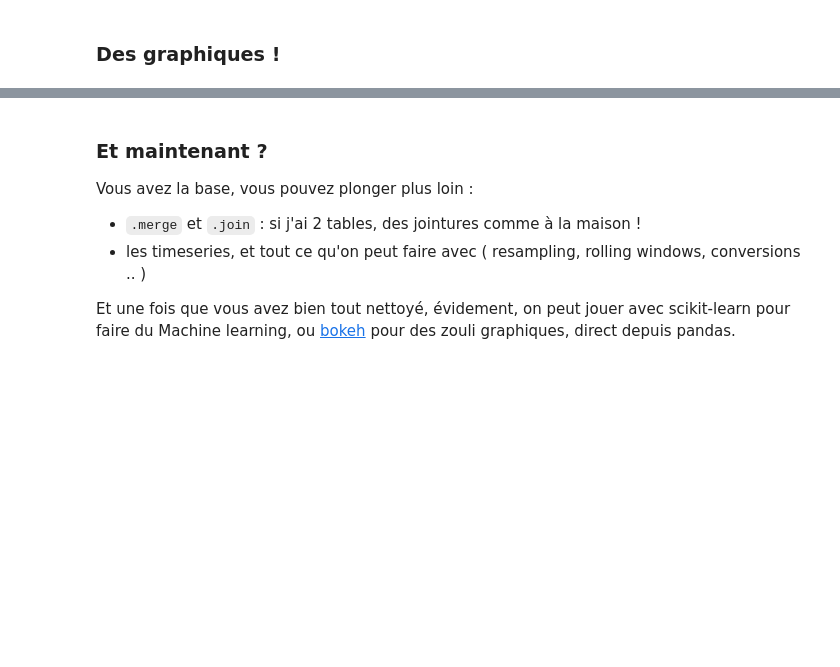
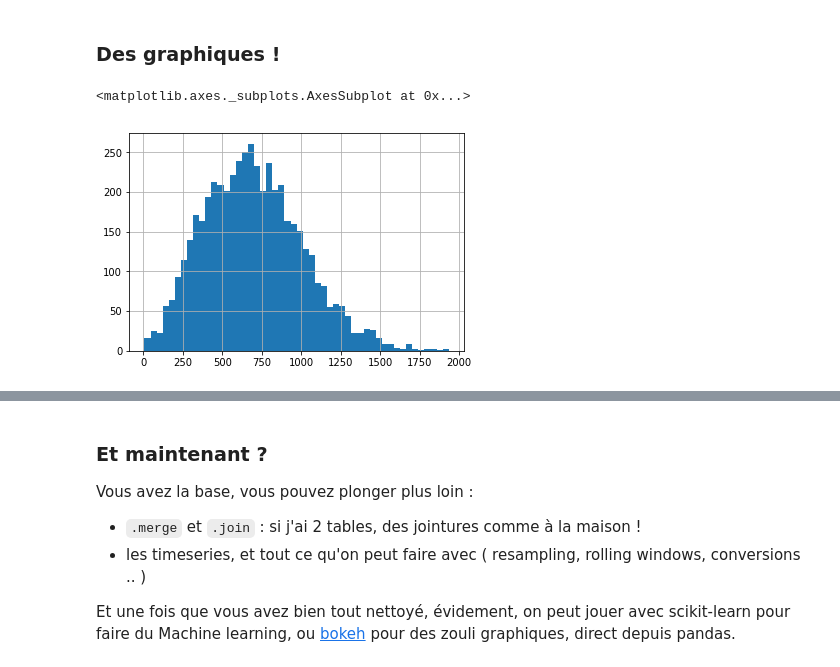
Before and after one commit to flo-dhalluin/python-pandas-talk, a Jupyter notebook: pandas-talk.ipynb, the cells around one changed output, grey strips where cells are left out. Cells and saved outputs as stored; diff of their text form; code cells hidden in the pictures; blank space fills up the shorter version.

Commit message:
elaborate on pivot, moar plots, and some slide on join

```diff
--- a/pandas-talk.ipynb
+++ b/pandas-talk.ipynb
@@ -155,7 +297,11 @@ submission_counts.describe()
 # %%
 # temps passé par dossier
 
-(events.groupby('client_uuid') # Tu vois ce que je veux dire ?
+(events.groupby('client_uuid')
      .time_since_first # juste le temps depuis la première action
-     .max().map(lambda x: x.total_seconds()) # timedelta -> "float" ( seconds )
+     .max() # l'évenement le plus long...
+     .map(lambda x: x.total_seconds())
      .hist(bins=50)) # KABOOM !
+# %% [output]
+<matplotlib.axes._subplots.AxesSubplot at 0x...>
+[figure, added]
```
Also changed, not shown: parts of 22 cells of this notebook.
